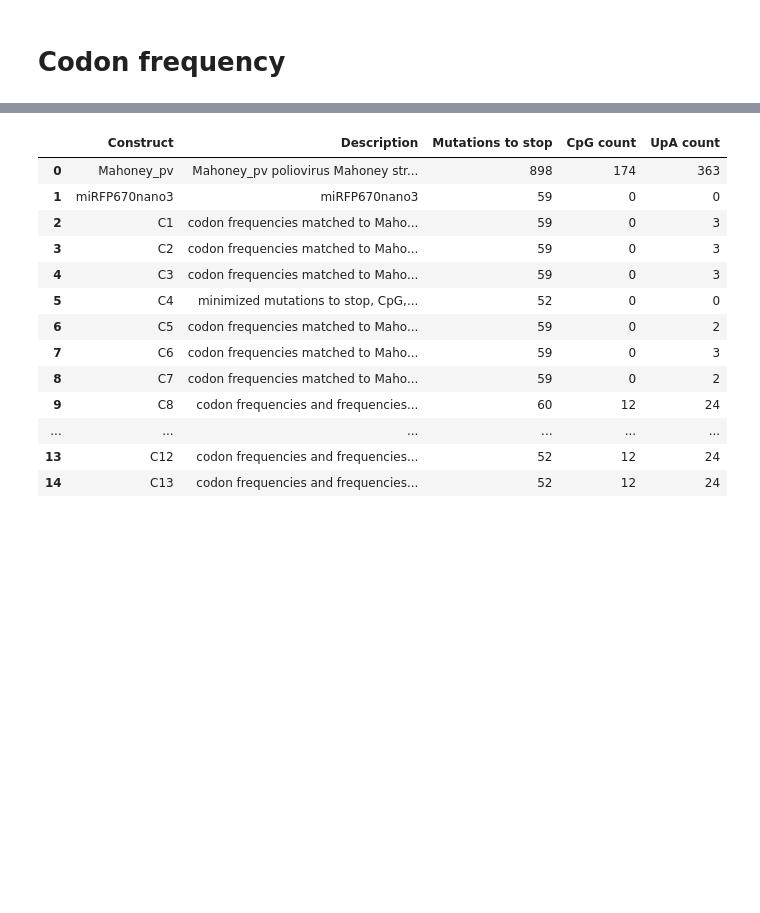
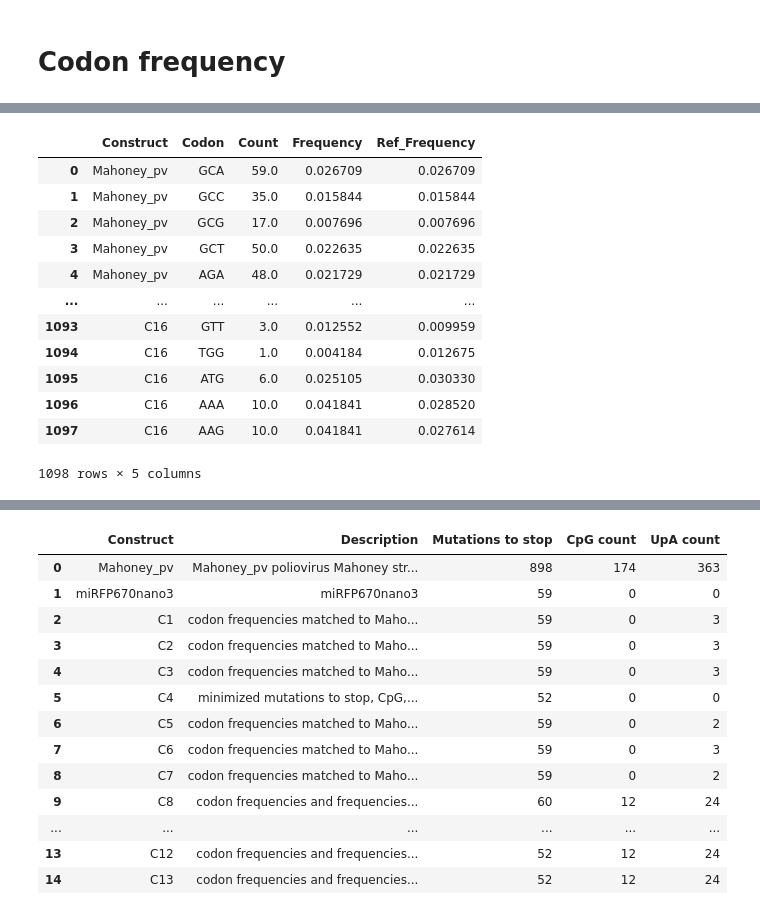
Before and after one commit to ziul-bio/codon_tools_v02, a Jupyter notebook: notebooks/recode_sequence.ipynb, the cells around one changed output, grey strips where cells are left out. Cells and saved outputs as stored; diff of their text form; code cells hidden in the pictures; blank space fills up the shorter version.

```diff
--- a/notebooks/recode_sequence.ipynb
+++ b/notebooks/recode_sequence.ipynb
@@ -114,0 +96,25 @@ freq
+# %%
+order = (
+    freq.groupby("Construct", observed=False)
+      # compute the distance to the reference construct (square root of sum of squared differences)
+      .apply(lambda x: ((x["Frequency"] - x['Ref_Frequency'])**2).sum()**0.5, include_groups=False)
+      .sort_values(ascending=True)
+      .index
+)
+
+freq["Construct"] = pd.Categorical(freq["Construct"], categories=order, ordered=True)
+freq
+# %% [output]
+|  | Construct | Codon | Count | Frequency | Ref_Frequency |
+| 0 | Mahoney_pv | GCA | 59.0 | 0.026709 | 0.026709 |
+| 1 | Mahoney_pv | GCC | 35.0 | 0.015844 | 0.015844 |
+| 2 | Mahoney_pv | GCG | 17.0 | 0.007696 | 0.007696 |
+| 3 | Mahoney_pv | GCT | 50.0 | 0.022635 | 0.022635 |
+| 4 | Mahoney_pv | AGA | 48.0 | 0.021729 | 0.021729 |
+| ... | ... | ... | ... | ... | ... |
+| 1093 | C16 | GTT | 3.0 | 0.012552 | 0.009959 |
+| 1094 | C16 | TGG | 1.0 | 0.004184 | 0.012675 |
+| 1095 | C16 | ATG | 6.0 | 0.025105 | 0.030330 |
+| 1096 | C16 | AAA | 10.0 | 0.041841 | 0.028520 |
+| 1097 | C16 | AAG | 10.0 | 0.041841 | 0.027614 |
+1098 rows × 5 columns
```
Also changed, not shown: parts of 13 cells of this notebook, 1 other file.
